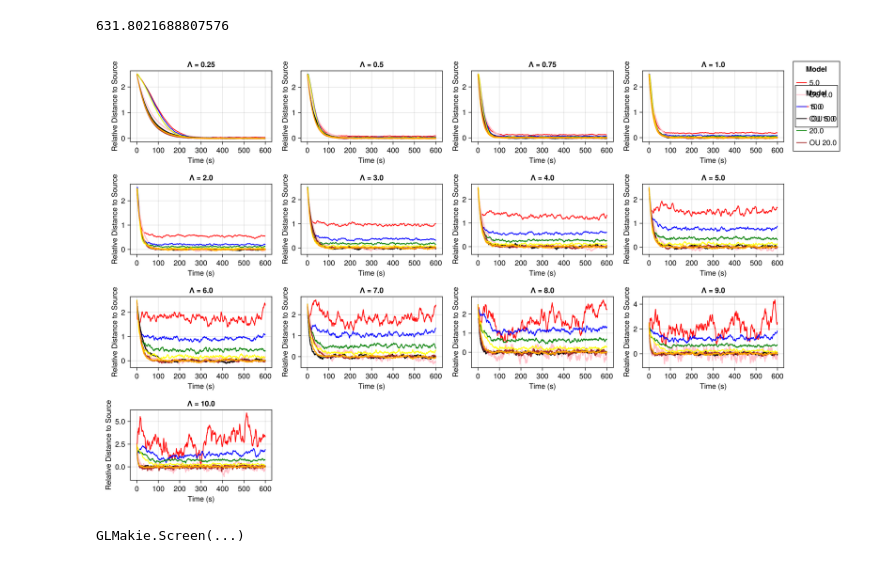
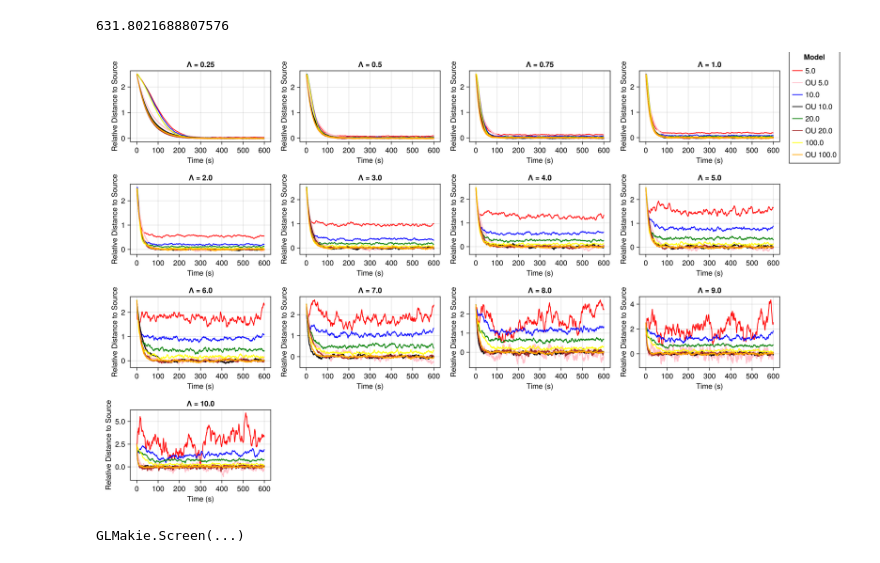
Before and after one commit to jmarib/CellBasedModels.jl, a Jupyter notebook: examples/OU_simulations.ipynb, the cells around one changed output. Drawn from its saved outputs; the diff is of its cells as text; code cells hidden in the pictures.

```diff
--- a/examples/OU_simulations.ipynb
+++ b/examples/OU_simulations.ipynb
@@ -211,35 +211,35 @@ for (idx, lambda) in enumerate(lambdas)
 
         for i in 1:length(grouped_t)
             data_1 = grouped_t[i]
             x = data_1.x ./l
             y = data_1.y ./l
 
             # r = sqrt.(data_1.x .^ 2 .+ data_1.y .^ 2)
             # rl = r ./l
 
             push!(mean_x, mean(x))
             push!(mean_y, mean(x))
         end
 
         mask = (mean_traj.lambda .== lambda) .& (mean_traj.v .== v)
 
         mean_OU = mean_traj.mean[mask]
         mean_OUl = mean_OU ./ l
         flat_vec = vcat(mean_OUl...)
 
         lines!(ax_x, (1:length(grouped_t))*0.1, mean_x, color = color, label = "$v")
         lines!(ax_x, (1:length(flat_vec))*0.01, flat_vec, color = color_2, label = "OU $v")
 
 
-        if idx == 13 & v_idx == 1
+        if idx == 13 & v_idx == 4
             fig2[:,5] = Legend(fig2, ax_x, "Model")
         end
     end
 end
 
 display(fig2)
 # %% [output]
-[figure, old version]
+[figure, new version]
 GLMakie.Screen(...)
 # %%
 save("Plots/Fixed_source_model/OU/OU_all.png", fig2)
```
Also changed, not shown: parts of 1 cell of this notebook, 1 other file.
